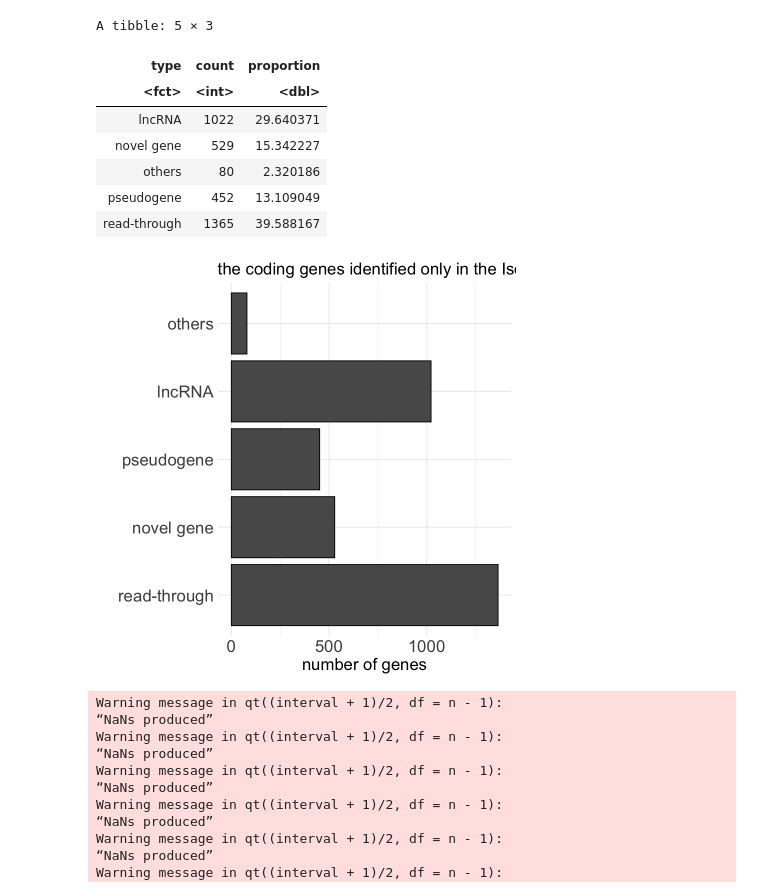
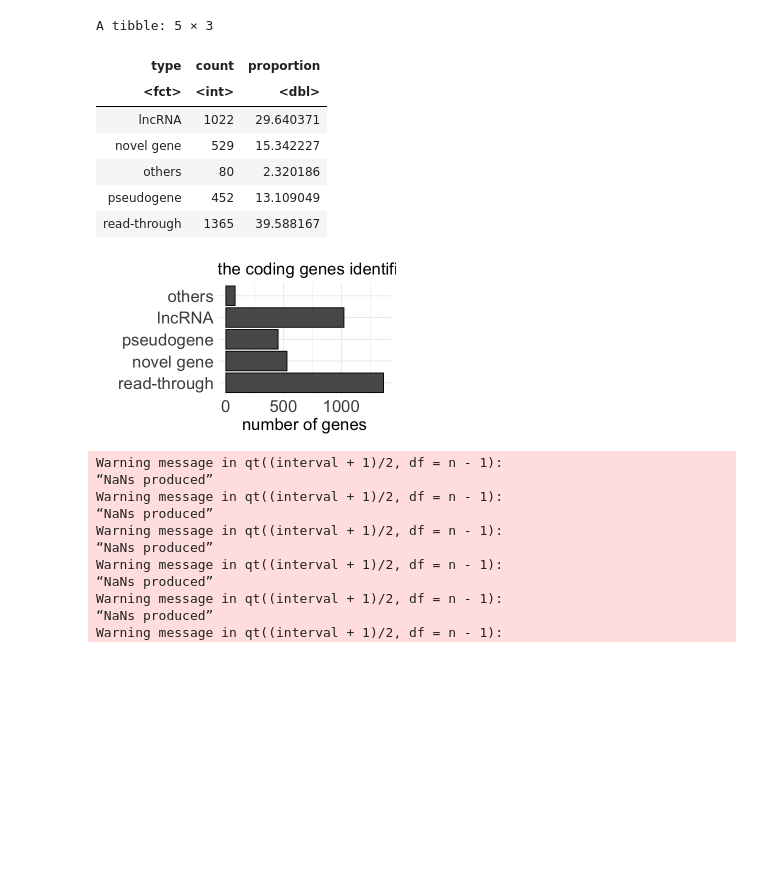
Before and after one commit to juninamo/TRAILS, a Jupyter notebook: Figures/Figure2.ipynb, the cells around one changed output. Cells and saved outputs as stored; diff of their text form; code cells hidden in the pictures; blank space fills up the shorter version.

Commit message:
change figures

```diff
--- a/Figures/Figure2.ipynb
+++ b/Figures/Figure2.ipynb
@@ -65,6 +65,7 @@ out %>%
   dplyr::mutate(proportion = 100*count/sum(count),
                 type = factor(type, levels = c("read-through","novel gene","pseudogene","lncRNA","others")))
 
+options(repr.plot.width=5, repr.plot.height=3)
 out %>%
   dplyr::filter(associated_gene %in% setdiff(out[out$coding,]$associated_gene,
                                              gencode[gencode$gene_type=="protein_coding",]$associated_gene)) %>%
@@ -81,34 +82,34 @@ out %>%
   dplyr::summarise(count = n()) %>%
   dplyr::mutate(proportion = 100*count/sum(count),
                 type = factor(type, levels = c("read-through","novel gene","pseudogene","lncRNA","others"))) %>%
   ggplot(data=., aes(x=type, y=count), fill="black") +
   geom_bar(stat="identity", color="black", position=position_dodge())+
   theme_minimal() +
   ggtitle ("the coding genes identified only in the Isoform Atlas ") +
   ylab("number of genes") +
   xlab("") +
   coord_flip() +
   theme(strip.text.x=element_text(size=20, color="black", face="bold"),
         strip.text.y=element_text(size=20, color="black", face="bold"),
         legend.position = "bottom",
         plot.title = element_text(size=20),
         axis.title.x = element_text(size=20),
         axis.title.y = element_text(size =20),
         axis.text.y = element_text(size = 20),
         axis.text.x = element_text(size = 20),
         legend.text =  element_text(size = 15),
         legend.key.size = grid::unit(1, "lines"),
         legend.title = element_text(size = 0, hjust = 0))
 # %% [output]
 A tibble: 5 × 3
 | type | count | proportion |
 | <fct> | <int> | <dbl> |
 | lncRNA | 1022 | 29.640371 |
 | novel gene | 529 | 15.342227 |
 | others | 80 | 2.320186 |
 | pseudogene | 452 | 13.109049 |
 | read-through | 1365 | 39.588167 |
-[figure, old version]
+[figure, new version]
 # %%
 # Conservation score of novel genes in predicted-coding genes only in Isoform Atlas(529 genes)
 options(repr.plot.width=5, repr.plot.height=4)
```
